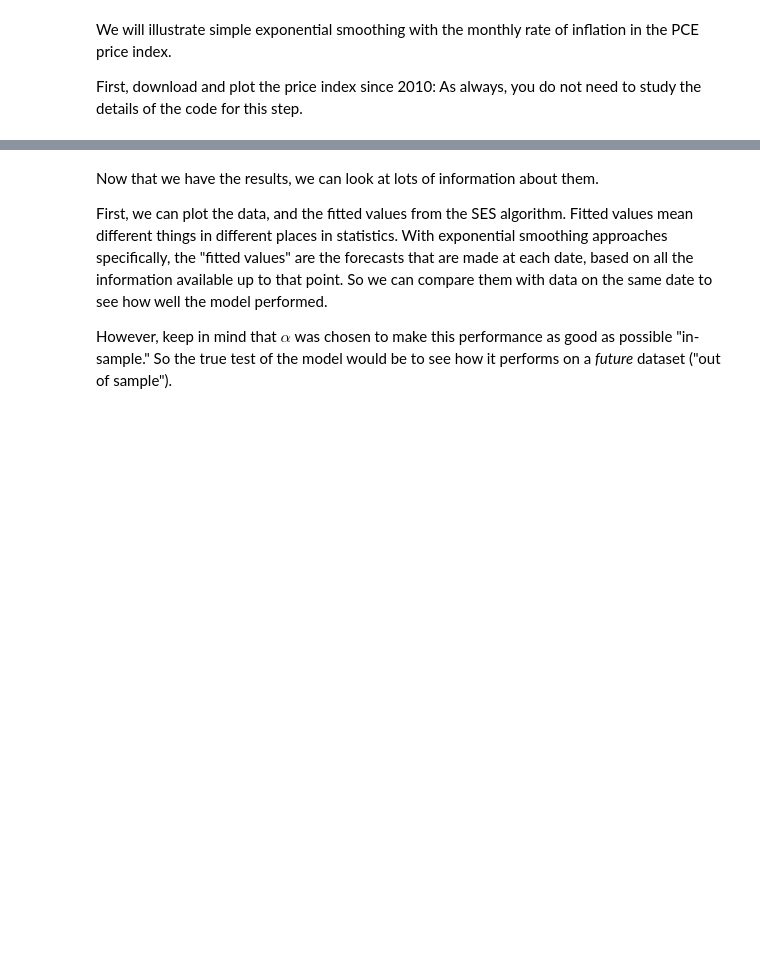
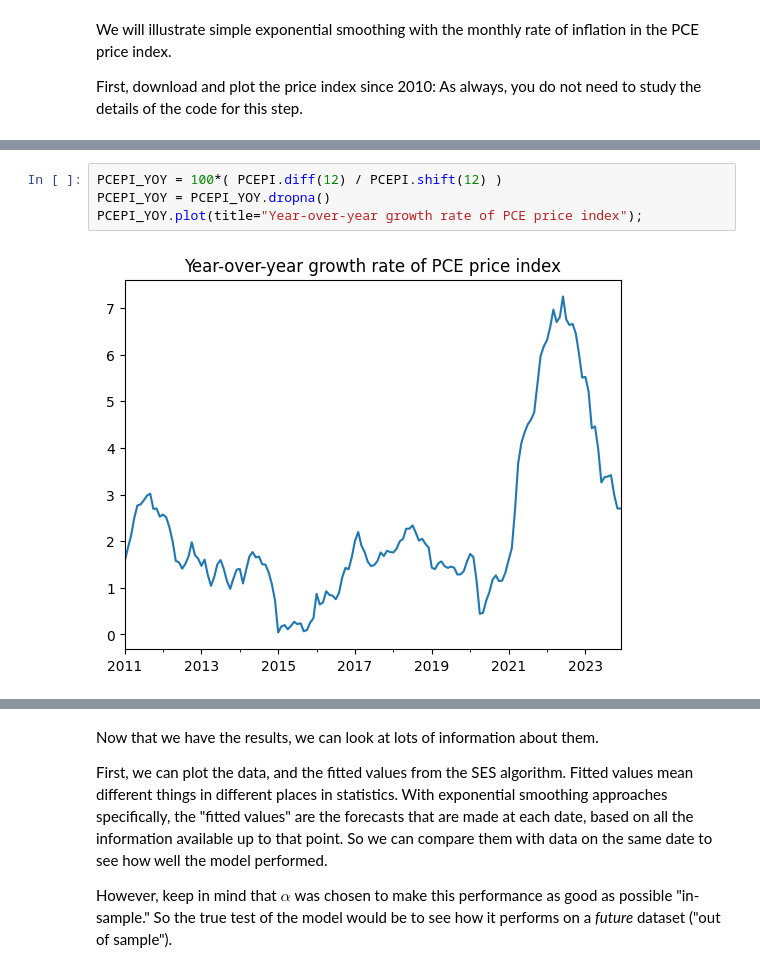
Before and after one commit to wgjm1986/FIN657, a Jupyter notebook: Week 2 - Exponential smoothing/Exponential smoothing.ipynb, the cells around one changed output, grey strips where cells are left out. Saved outputs shown, nothing was run; the diff lists cells and outputs as text; blank space fills up the shorter version.

```diff
--- a/Week 2 - Exponential smoothing/Exponential smoothing.ipynb
+++ b/Week 2 - Exponential smoothing/Exponential smoothing.ipynb
@@ -70,0 +46,6 @@ infl.plot();
+# %%
+PCEPI_YOY = 100*( PCEPI.diff(12) / PCEPI.shift(12) )
+PCEPI_YOY = PCEPI_YOY.dropna()
+PCEPI_YOY.plot(title="Year-over-year growth rate of PCE price index");
+# %% [output]
+[figure, added]
```
Also changed, not shown: parts of 25 cells of this notebook, 4 other files.
